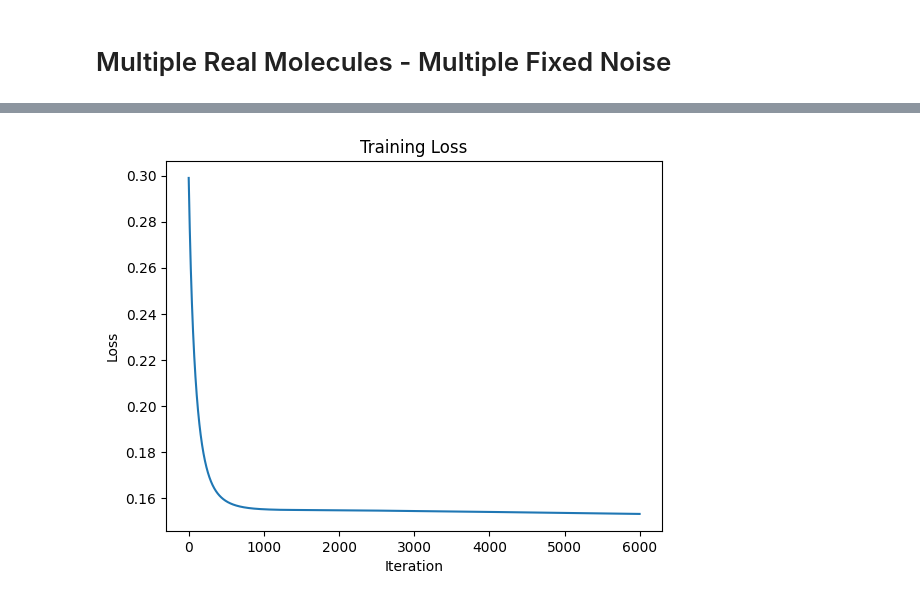
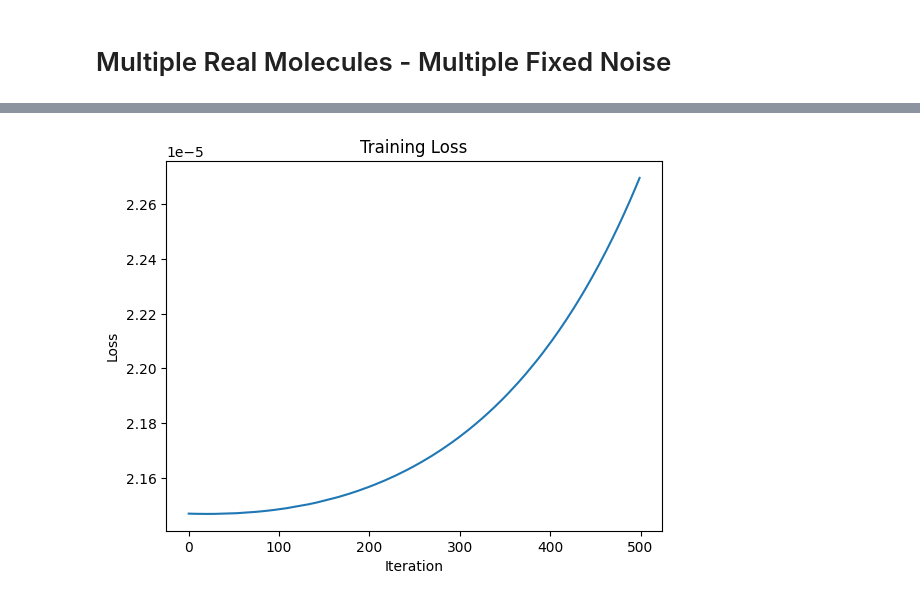
Before and after one commit to edovergna/equi-drifting, a Jupyter notebook: notebooks/gnn_experiment.ipynb, the cells around one changed output, grey strips where cells are left out. Saved outputs shown, nothing was run; the diff lists cells and outputs as text; code cells hidden in the pictures.

Commit message:
Mid experimentation with 29 atoms

```diff
--- a/notebooks/gnn_experiment.ipynb
+++ b/notebooks/gnn_experiment.ipynb
@@ -617,6 +767,7 @@ Generated atom types (rounded):
 import torch
 import torch.nn.functional as F
 
+NUM_ATOMS = 29
 N_GEN_MOLS = 10
 
 NUM_ATOM_TYPES = 5
@@ -626,12 +777,21 @@ TANH_COORD_UPDATES = False
 ATTENTION = False
 AGGR_TYPE = "sum"
 
-NUM_ITERS = 10000
-LR = 0.05
+NUM_ITERS = 1000
+LR = 0.001
 
 device = torch.device("cuda" if torch.cuda.is_available() else "cpu")
 
-real_mol = dataset[0]
+keep = []
+for i, d in enumerate(dataset):
+    if d.num_nodes == NUM_ATOMS:
+        keep.append(i)
+    if len(keep) >= 1:
+        break
+filtered_dataset = dataset.index_select(keep)
+
+real_mol = filtered_dataset[0]
+
 print(f"Number of nodes: {real_mol.num_nodes}")
 real_pos = real_mol.pos
 # Zero center the real molecule positions
@@ -694,6 +854,7 @@ for iter in range(NUM_ITERS):
     V_combined = torch.cat([V_pos, V_types], dim=-1)
 
     gen_mol_drifted = (gen_mol_combined + V_combined).detach()
+
     loss = F.mse_loss(gen_mol_drifted, gen_mol_combined)
     loss.backward()
     optimizer.step()
@@ -1502,21 +1572,23 @@ tensor([1., 1., 1., 1., 1., 1., 1., 1., 1., 1., 1., 1., 1., 1., 1., 1., 1., 1.,
 # %% [markdown]
 # Multiple Real Molecules - Multiple Fixed Noise
 # %%
+%matplotlib inline
+
 import torch
 import torch.nn.functional as F
 
-N_REAL_MOLS = 5
-N_GEN_MOLS = 25
-NUM_ATOMS = 5
+N_REAL_MOLS = 10
+N_GEN_MOLS = 10
+NUM_ATOMS = 29
 
 NUM_ATOM_TYPES = 5
-NUM_BLOCKS = 4
-HIDDEN_NF = 256
+NUM_BLOCKS = 1
+HIDDEN_NF = 64
 TANH_COORD_UPDATES = False
 ATTENTION = False
 AGGR_TYPE = "sum"
 
-NUM_ITERS = 6000
+NUM_ITERS = 500
 LR = 0.001
 
 device = torch.device("cuda" if torch.cuda.is_available() else "cpu")
@@ -1528,6 +1600,9 @@ for i, d in enumerate(dataset):
     if len(keep) >= N_REAL_MOLS:
         break
 filtered_dataset = dataset.index_select(keep)
+
+if len(keep) < N_REAL_MOLS:
+    raise ValueError(f"Not enough molecules with {NUM_ATOMS} atoms. Found only {len(keep)}.")
 
 batch_vec = torch.arange(N_REAL_MOLS).repeat_interleave(NUM_ATOMS)
 real_pos = center_positions_per_mol(
@@ -1561,21 +1636,21 @@ optimizer = torch.optim.SGD(model.parameters(), lr=LR)
 
 # Sample noise once with the same shape
 # as the real molecules
-batch_vec = torch.arange(N_GEN_MOLS, device=device).repeat_interleave(real_mol.num_nodes)
-pos_noise = torch.randn((N_GEN_MOLS * real_mol.num_nodes, 3), device=device)
+batch_vec = torch.arange(N_GEN_MOLS, device=device).repeat_interleave(NUM_ATOMS)
+pos_noise = torch.randn((N_GEN_MOLS * NUM_ATOMS, 3), device=device)
 pos_noise = center_positions_per_mol(pos_noise, batch_vec)
 pos_noise = pos_noise / pos_noise.std(dim=0)
-type_noise = torch.randn((N_GEN_MOLS * real_mol.num_nodes, NUM_ATOM_TYPES), device=device)
+type_noise = torch.randn((N_GEN_MOLS * NUM_ATOMS, NUM_ATOM_TYPES), device=device)
 
 batch_vec_list = []
 for offset in range(N_REAL_MOLS):
     batch_vec_list.append(batch_vec + offset * N_GEN_MOLS)
 augmented_batch_vec = torch.cat(batch_vec_list, dim=0)
 
-dense_edge_index = real_mol.dense_edge_index
+dense_edge_index = filtered_dataset[0].dense_edge_index
 edge_index_list = []
 for offset in range(N_GEN_MOLS):
-    offset_edge_index = dense_edge_index + offset * real_mol.num_nodes
+    offset_edge_index = dense_edge_index + offset * NUM_ATOMS
     edge_index_list.append(offset_edge_index)
 dense_edge_index = torch.cat(edge_index_list, dim=1)
 dense_edge_index = dense_edge_index.to(device)
@@ -1642,2 +1705,2 @@ Iter 5999: Loss = 0.15318553149700165
-[figure, old version]
+[figure, new version]
 # %%
```
Also changed, not shown: parts of 13 cells of this notebook.
